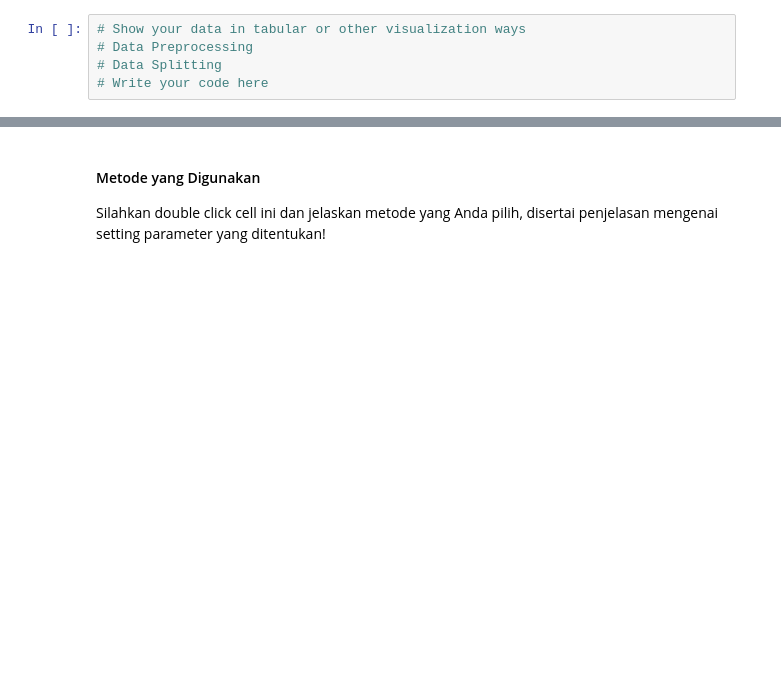
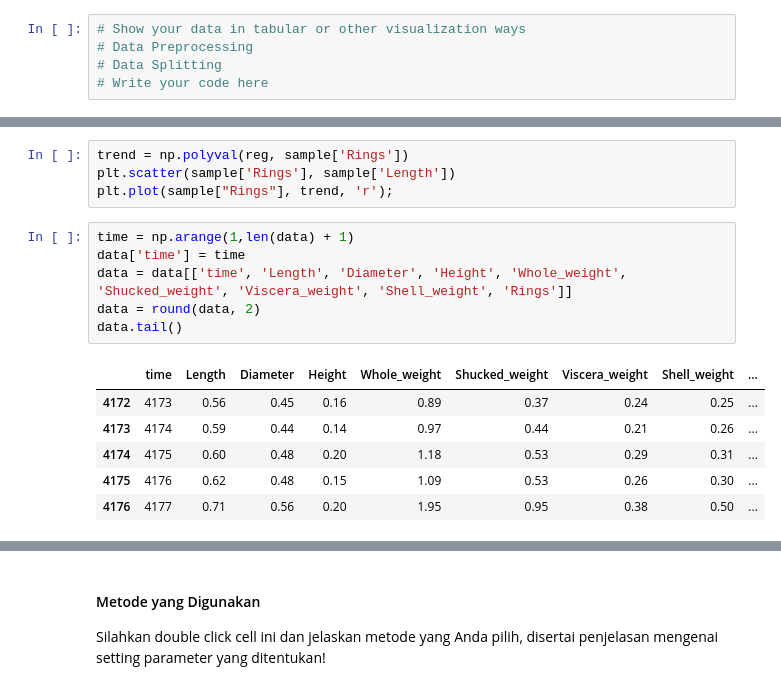
Before and after one commit to raflyzainn/tubes2-pkb, a Jupyter notebook: regression.ipynb, the cells around one changed output, grey strips where cells are left out. Drawn from its saved outputs; the diff is of its cells as text; blank space fills up the shorter version.

```diff
--- a/regression.ipynb
+++ b/regression.ipynb
@@ -22,0 +68,17 @@ Jelaskan pula bagaimana Anda mengolah data serta membaginya untuk tahap training
+# %%
+trend = np.polyval(reg, sample['Rings'])
+plt.scatter(sample['Rings'], sample['Length'])
+plt.plot(sample["Rings"], trend, 'r');
+# %%
+time = np.arange(1,len(data) + 1)
+data['time'] = time
+data = data[['time', 'Length', 'Diameter', 'Height', 'Whole_weight', 'Shucked_weight', 'Viscera_weight', 'Shell_weight', 'Rings']]
+data = round(data, 2)
+data.tail()
+# %% [output]
+|  | time | Length | Diameter | Height | Whole_weight | Shucked_weight | Viscera_weight | Shell_weight | ... |
+| 4172 | 4173 | 0.56 | 0.45 | 0.16 | 0.89 | 0.37 | 0.24 | 0.25 | ... |
+| 4173 | 4174 | 0.59 | 0.44 | 0.14 | 0.97 | 0.44 | 0.21 | 0.26 | ... |
+| 4174 | 4175 | 0.60 | 0.48 | 0.20 | 1.18 | 0.53 | 0.29 | 0.31 | ... |
+| 4175 | 4176 | 0.62 | 0.48 | 0.15 | 1.09 | 0.53 | 0.26 | 0.30 | ... |
+| 4176 | 4177 | 0.71 | 0.56 | 0.20 | 1.95 | 0.95 | 0.38 | 0.50 | ... |
```
Also changed, not shown: parts of 8 cells of this notebook.
